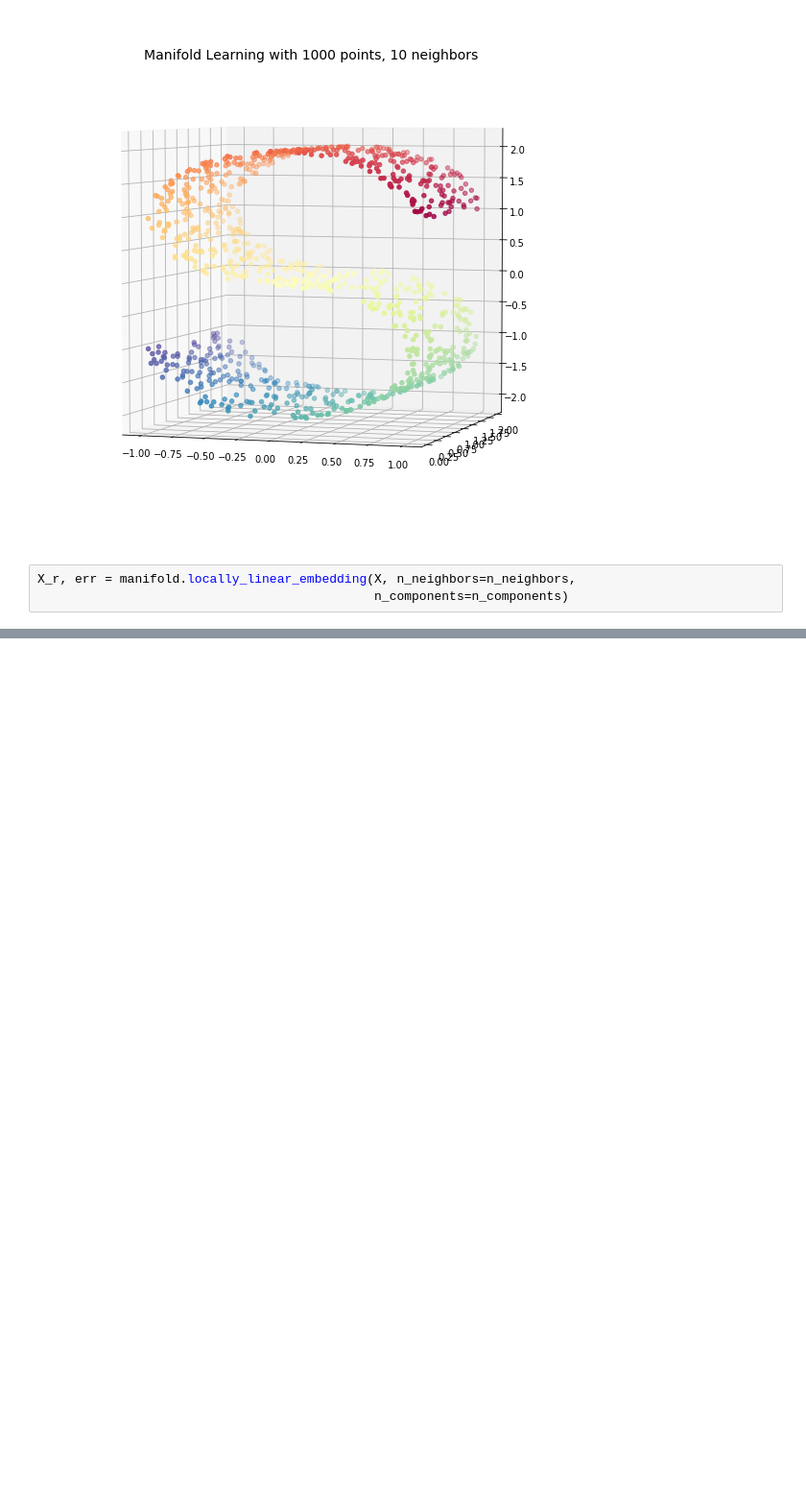
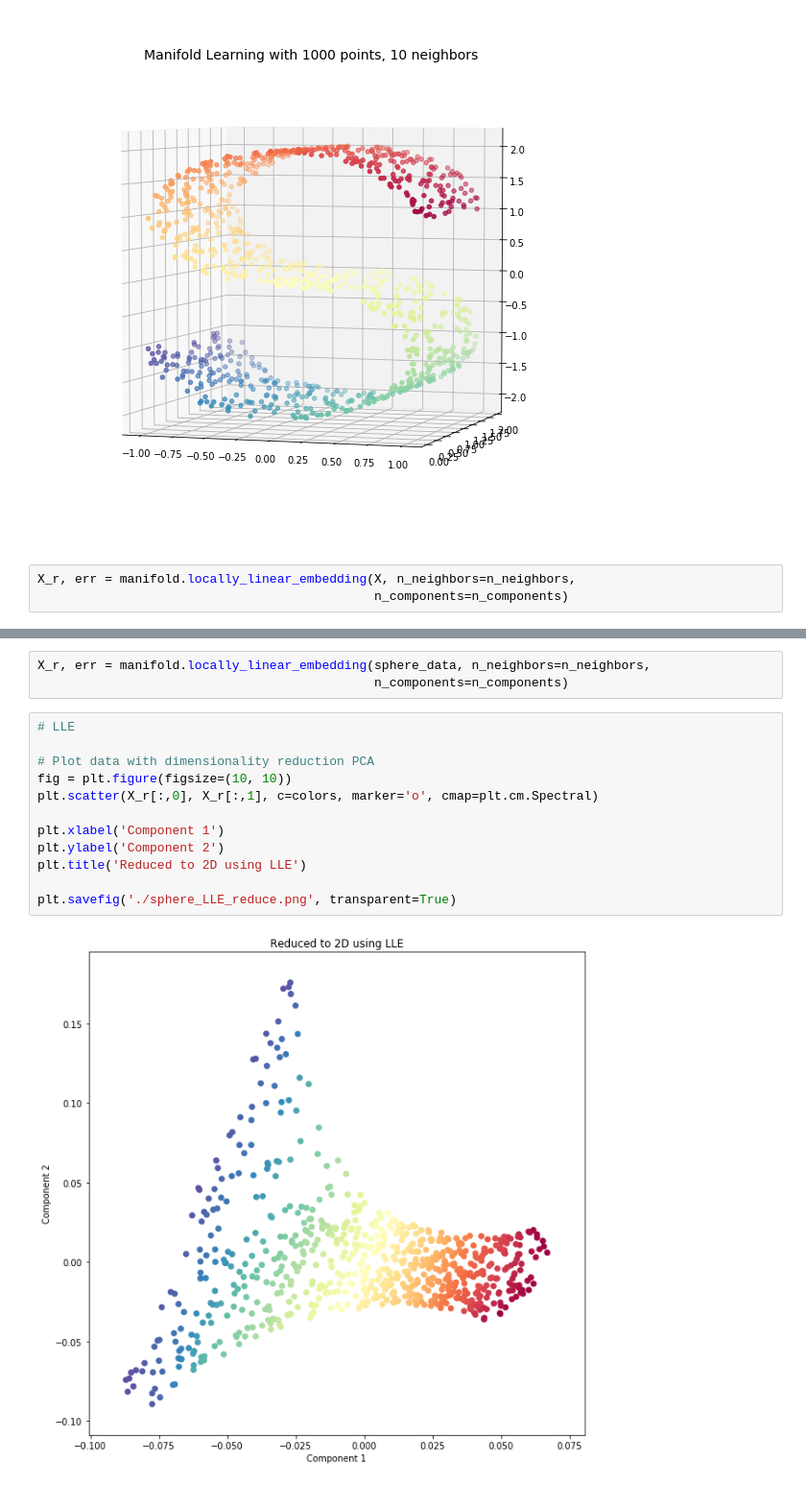
Before and after one commit to lizzzi111/LLE, a Jupyter notebook: LLE_S/LLE_S.ipynb, the cells around one changed output, grey strips where cells are left out. Shown at 96% size. Drawn from its saved outputs; the diff is of its cells as text; blank space fills up the shorter version.

```diff
--- a/LLE_S/LLE_S.ipynb
+++ b/LLE_S/LLE_S.ipynb
@@ -63,0 +120,17 @@ plt.savefig('./pca_reduce.png', transparent=True)
+# %%
+X_r, err = manifold.locally_linear_embedding(sphere_data, n_neighbors=n_neighbors,
+                                             n_components=n_components)
+# %%
+# LLE
+
+# Plot data with dimensionality reduction PCA
+fig = plt.figure(figsize=(10, 10))
+plt.scatter(X_r[:,0], X_r[:,1], c=colors, marker='o', cmap=plt.cm.Spectral)
+
+plt.xlabel('Component 1')
+plt.ylabel('Component 2')
+plt.title('Reduced to 2D using LLE')
+
+plt.savefig('./sphere_LLE_reduce.png', transparent=True)
+# %% [output]
+[figure, added]
```
Also changed, not shown: parts of 8 cells of this notebook, 6 other files.
